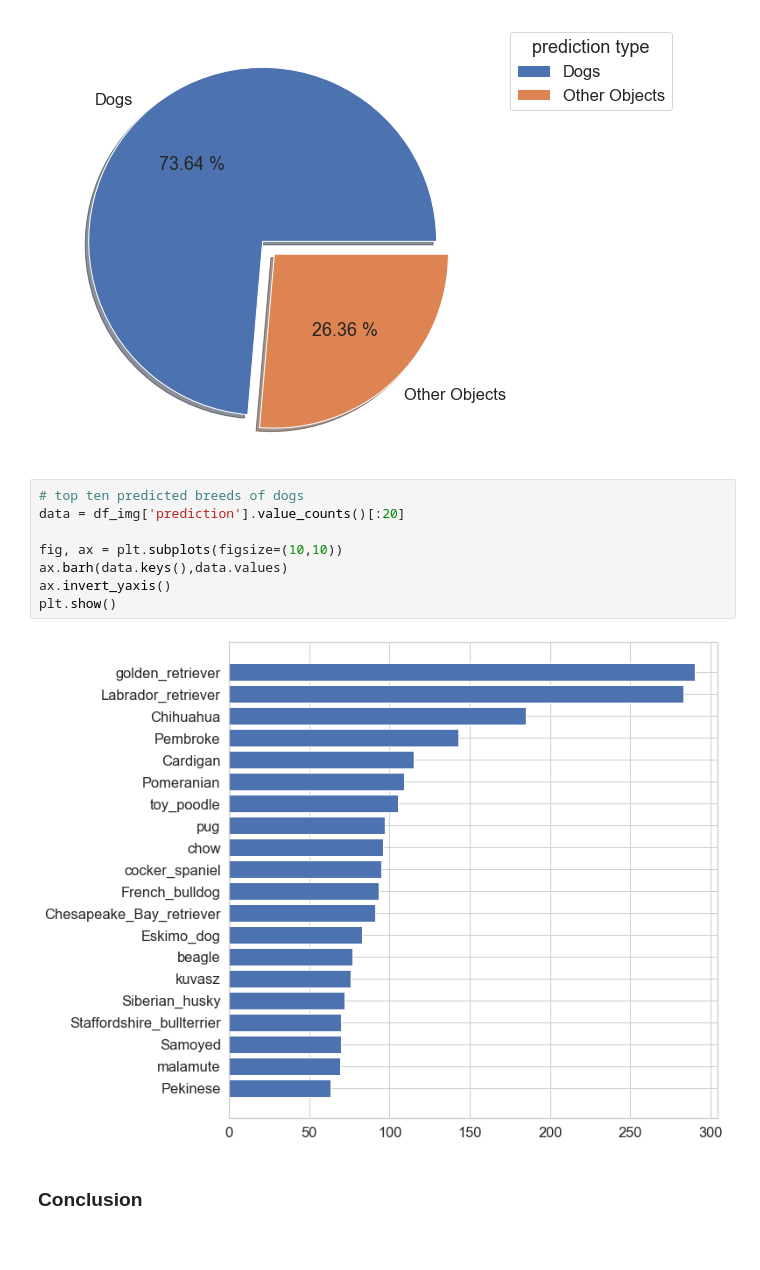
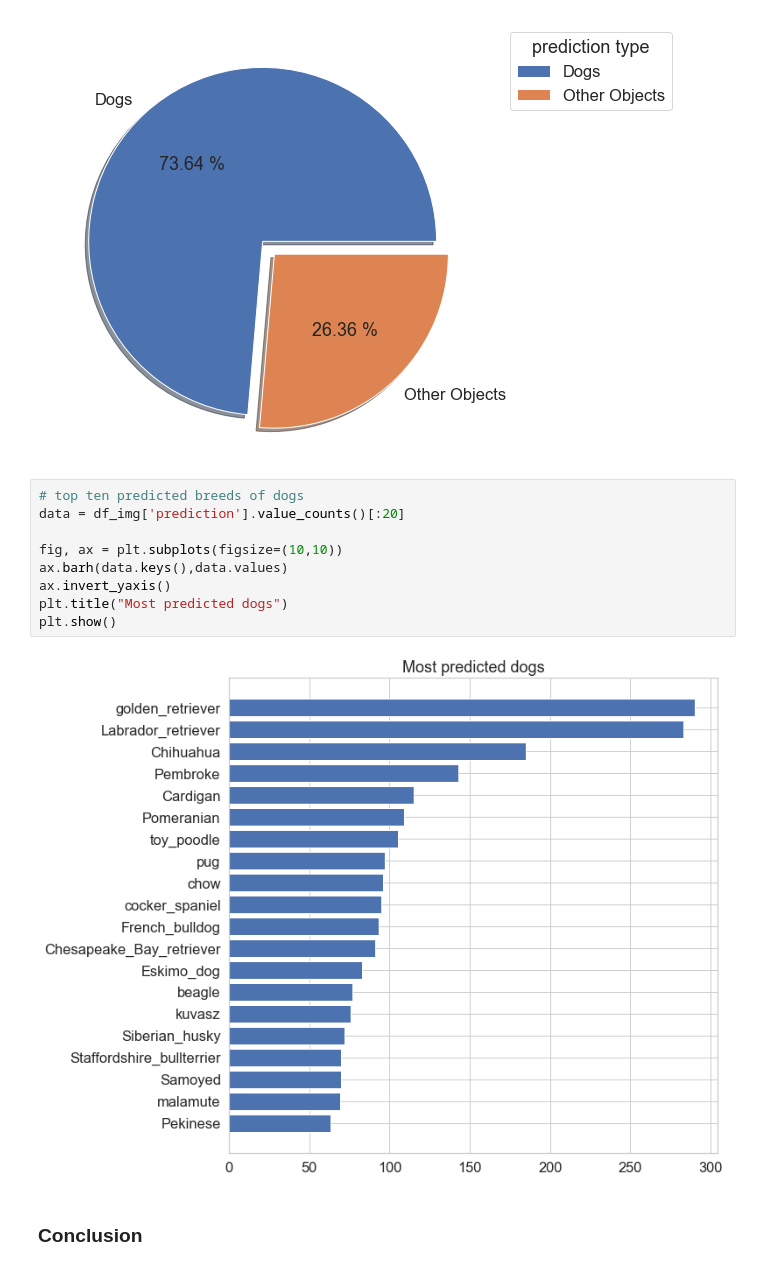
Before and after one commit to omarbassam88/we-rate-dogs, a Jupyter notebook: wrangle_act.ipynb, the cells around one changed output. Saved outputs shown, nothing was run; the diff lists cells and outputs as text.

```diff
--- a/wrangle_act.ipynb
+++ b/wrangle_act.ipynb
@@ -909,13 +924,14 @@ plt.show()
 # %%
 # top ten predicted breeds of dogs
 data = df_img['prediction'].value_counts()[:20]
 
 fig, ax = plt.subplots(figsize=(10,10))
 ax.barh(data.keys(),data.values)
 ax.invert_yaxis()
+plt.title("Most predicted dogs")
 plt.show()
 # %% [output]
-[figure, old version]
+[figure, new version]
 # %% [markdown]
 ### Conclusion
 # %% [markdown]
```
Also changed, not shown: parts of 60 cells of this notebook.
